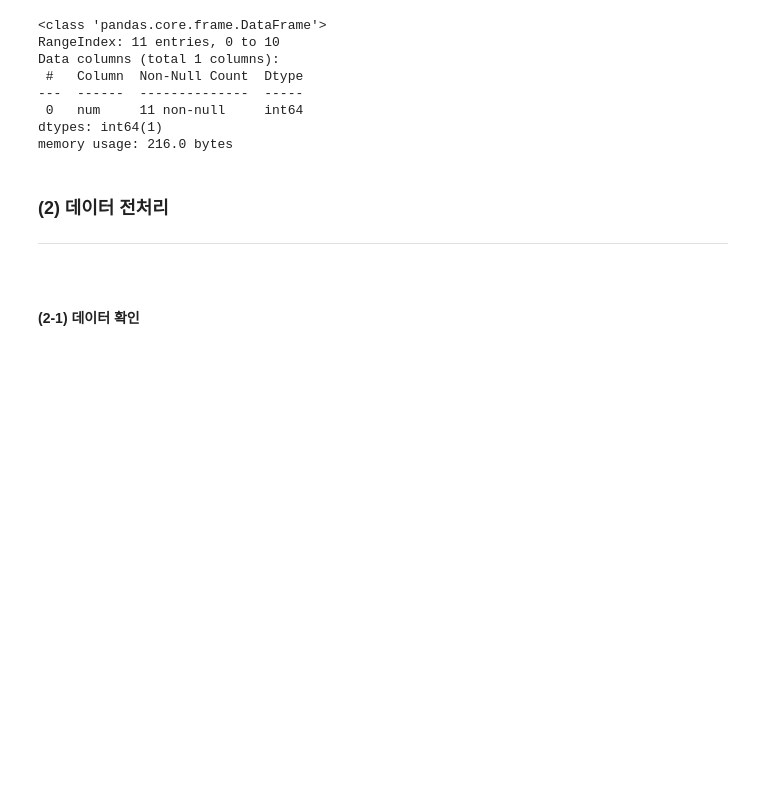
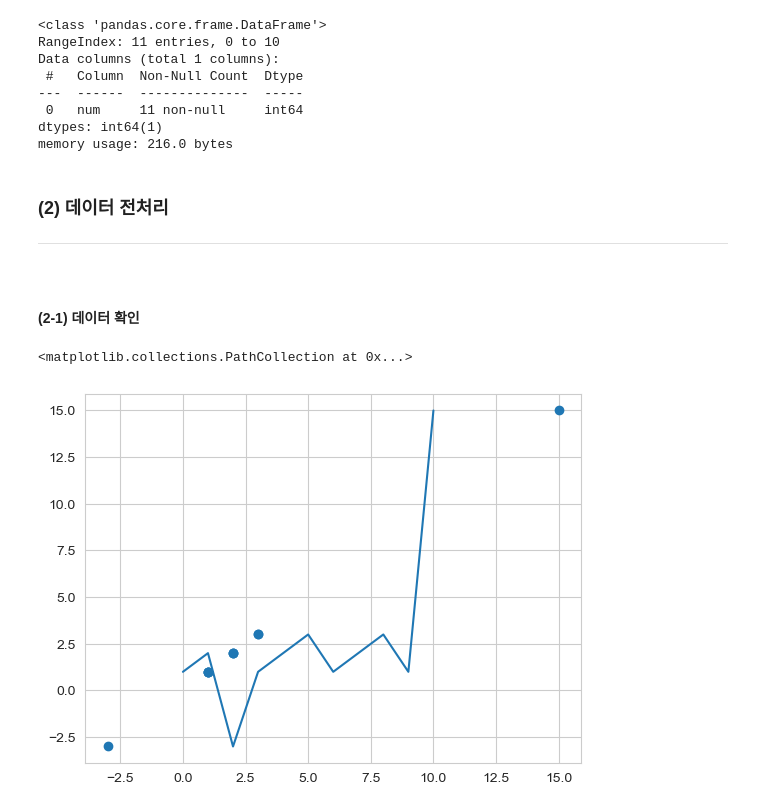
Before and after one commit to juugii-ho/KDT_9-10W_Machine-learning, a Jupyter notebook: DAY04_240228/ex_outlier.ipynb, the cells around one changed output. Saved outputs shown, nothing was run; the diff lists cells and outputs as text; code cells hidden in the pictures; blank space fills up the shorter version.

```diff
--- a/DAY04_240228/ex_outlier.ipynb
+++ b/DAY04_240228/ex_outlier.ipynb
@@ -15,7 +15,7 @@ import pandas as pd
 import matplotlib.pyplot as plt
 # %%
 # 임의의 데이터
-dataDF = pd.DataFrame({"num":[1,2,3,1,2,3,1,2,3,1,15]})
+dataDF = pd.DataFrame({"num":[1,2,-3,1,2,3,1,2,3,1,15]})
 dataDF.info()
 # %% [output]
 <class 'pandas.core.frame.DataFrame'>
@@ -32,3 +32,8 @@ memory usage: 216.0 bytes
 #### (2-1) 데이터 확인
 # %%
 # 시각화로 데이터 분포 확인
+plt.plot(dataDF)
+plt.scatter(dataDF["num"],dataDF["num"])
+# %% [output]
+<matplotlib.collections.PathCollection at 0x...>
+[figure, added]
```
Also changed, not shown: parts of 14 cells of this notebook, 7 other files.
